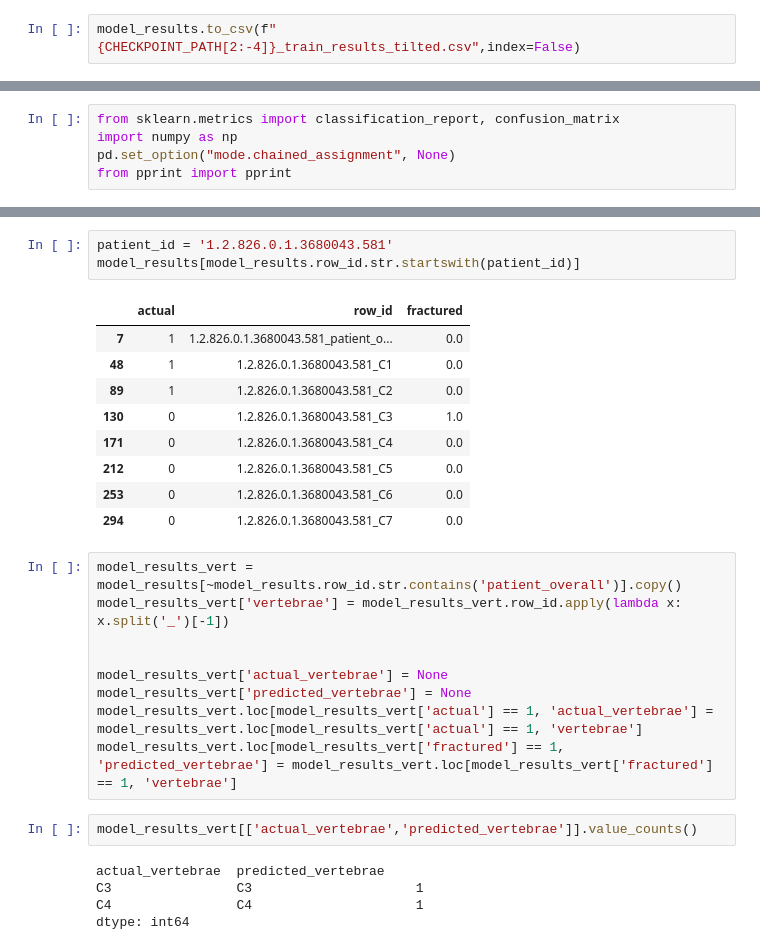
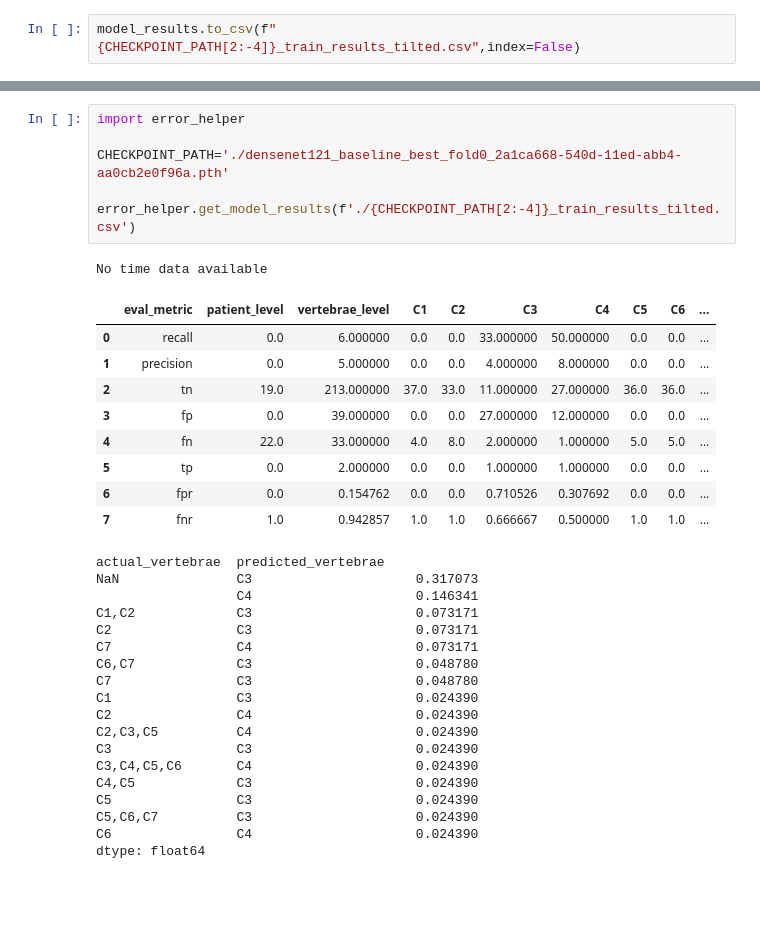
Before and after one commit to janehung04/UCB-w210-2022-fall-neckfrac, a Jupyter notebook: tilted_error_analysis.ipynb, the cells around one changed output, grey strips where cells are left out. Saved outputs shown, nothing was run; the diff lists cells and outputs as text; blank space fills up the shorter version.

```diff
--- a/tilted_error_analysis.ipynb
+++ b/tilted_error_analysis.ipynb
@@ -533,5 +529,0 @@ model_results = pd.read_csv(f'./{CHECKPOINT_PATH[2:-4]}_train_results_tilted.csv
-# %%
-from sklearn.metrics import classification_report, confusion_matrix
-import numpy as np
-pd.set_option("mode.chained_assignment", None)
-from pprint import pprint
@@ -642,29 +530,35 @@ model_results[model_results.actual - model_results.fractured == 1].head()
-# %%
-patient_id = '1.2.826.0.1.3680043.581'
-model_results[model_results.row_id.str.startswith(patient_id)]
-# %% [output]
-|  | actual | row_id | fractured |
-| 7 | 1 | 1.2.826.0.1.3680043.581_patient_o... | 0.0 |
-| 48 | 1 | 1.2.826.0.1.3680043.581_C1 | 0.0 |
-| 89 | 1 | 1.2.826.0.1.3680043.581_C2 | 0.0 |
-| 130 | 0 | 1.2.826.0.1.3680043.581_C3 | 1.0 |
-| 171 | 0 | 1.2.826.0.1.3680043.581_C4 | 0.0 |
-| 212 | 0 | 1.2.826.0.1.3680043.581_C5 | 0.0 |
-| 253 | 0 | 1.2.826.0.1.3680043.581_C6 | 0.0 |
-| 294 | 0 | 1.2.826.0.1.3680043.581_C7 | 0.0 |
-# %%
-model_results_vert = model_results[~model_results.row_id.str.contains('patient_overall')].copy()
-model_results_vert['vertebrae'] = model_results_vert.row_id.apply(lambda x: x.split('_')[-1])
-
-
-model_results_vert['actual_vertebrae'] = None
-model_results_vert['predicted_vertebrae'] = None
-model_results_vert.loc[model_results_vert['actual'] == 1, 'actual_vertebrae'] = model_results_vert.loc[model_results_vert['actual'] == 1, 'vertebrae']
-model_results_vert.loc[model_results_vert['fractured'] == 1, 'predicted_vertebrae'] = model_results_vert.loc[model_results_vert['fractured'] == 1, 'vertebrae']
-# %%
-model_results_vert[['actual_vertebrae','predicted_vertebrae']].value_counts()
-# %% [output]
-actual_vertebrae  predicted_vertebrae
-C3                C3                     1
-C4                C4                     1
-dtype: int64
+# %%
+import error_helper
+
+CHECKPOINT_PATH='./densenet121_baseline_best_fold0_2a1ca668-540d-11ed-abb4-aa0cb2e0f96a.pth'
+
+error_helper.get_model_results(f'./{CHECKPOINT_PATH[2:-4]}_train_results_tilted.csv')
+# %% [output]
+No time data available
+|  | eval_metric | patient_level | vertebrae_level | C1 | C2 | C3 | C4 | C5 | C6 | ... |
+| 0 | recall | 0.0 | 6.000000 | 0.0 | 0.0 | 33.000000 | 50.000000 | 0.0 | 0.0 | ... |
+| 1 | precision | 0.0 | 5.000000 | 0.0 | 0.0 | 4.000000 | 8.000000 | 0.0 | 0.0 | ... |
+| 2 | tn | 19.0 | 213.000000 | 37.0 | 33.0 | 11.000000 | 27.000000 | 36.0 | 36.0 | ... |
+| 3 | fp | 0.0 | 39.000000 | 0.0 | 0.0 | 27.000000 | 12.000000 | 0.0 | 0.0 | ... |
+| 4 | fn | 22.0 | 33.000000 | 4.0 | 8.0 | 2.000000 | 1.000000 | 5.0 | 5.0 | ... |
+| 5 | tp | 0.0 | 2.000000 | 0.0 | 0.0 | 1.000000 | 1.000000 | 0.0 | 0.0 | ... |
+| 6 | fpr | 0.0 | 0.154762 | 0.0 | 0.0 | 0.710526 | 0.307692 | 0.0 | 0.0 | ... |
+| 7 | fnr | 1.0 | 0.942857 | 1.0 | 1.0 | 0.666667 | 0.500000 | 1.0 | 1.0 | ... |
+actual_vertebrae  predicted_vertebrae
+NaN               C3                     0.317073
+                  C4                     0.146341
+C1,C2             C3                     0.073171
+C2                C3                     0.073171
+C7                C4                     0.073171
+C6,C7             C3                     0.048780
+C7                C3                     0.048780
+C1                C3                     0.024390
+C2                C4                     0.024390
+C2,C3,C5          C4                     0.024390
+C3                C3                     0.024390
+C3,C4,C5,C6       C4                     0.024390
+C4,C5             C3                     0.024390
+C5                C3                     0.024390
+C5,C6,C7          C3                     0.024390
+C6                C4                     0.024390
+dtype: float64
```
Also changed, not shown: parts of 6 cells of this notebook, 2 other files.
